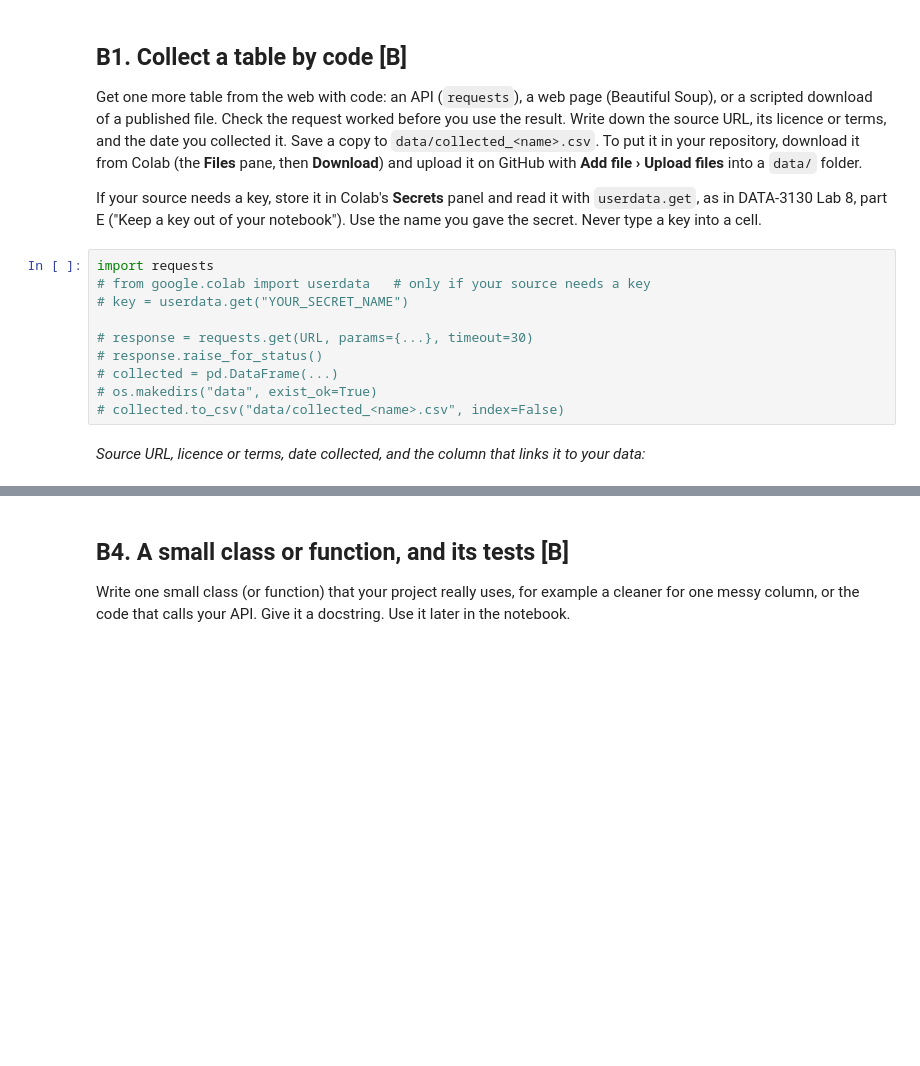
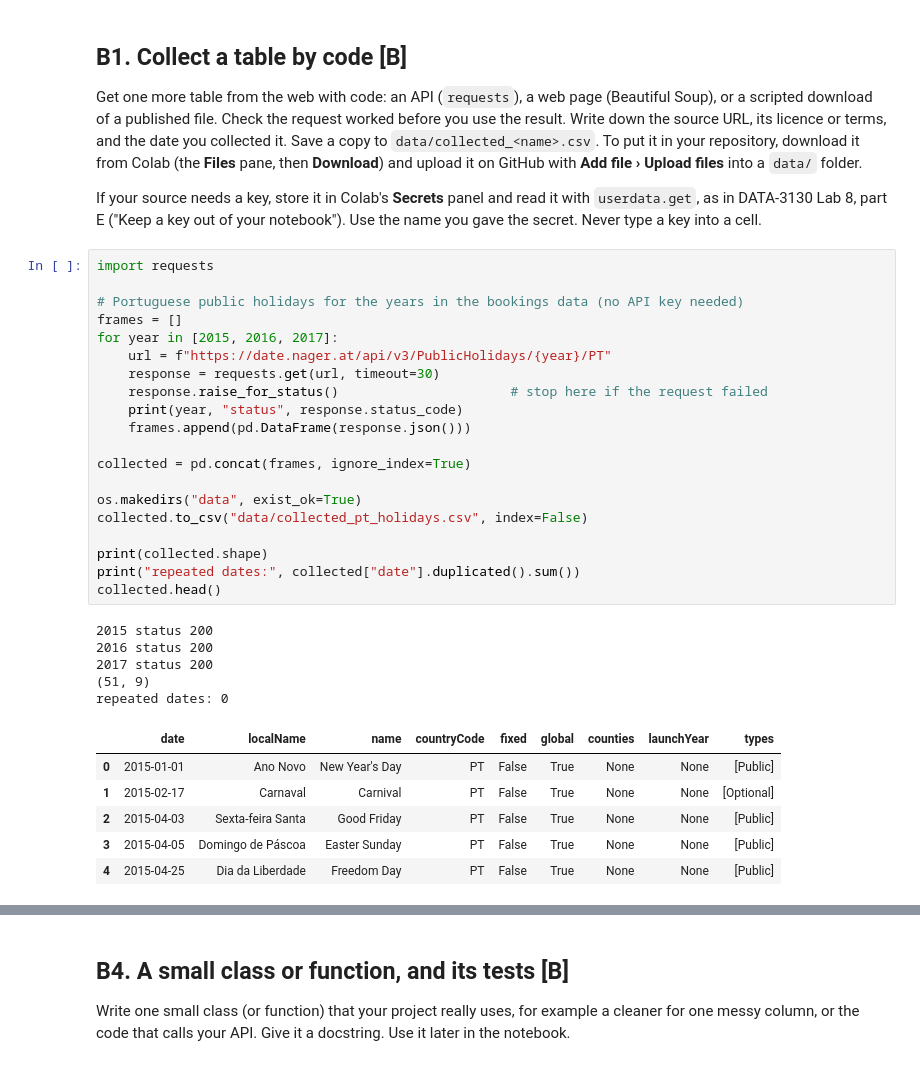
Before and after one commit to Simon-Addae/data_project, a Jupyter notebook: data_project.ipynb, the cells around one changed output, grey strips where cells are left out. Saved outputs shown, nothing was run; the diff lists cells and outputs as text; blank space fills up the shorter version.

```diff
--- a/data_project.ipynb
+++ b/data_project.ipynb
@@ -178,15 +216,35 @@ folder.
 If your source needs a key, store it in Colab's **Secrets** panel and read it with `userdata.get`,
 as in DATA-3130 Lab 8, part E ("Keep a key out of your notebook"). Use the name you gave the
 secret. Never type a key into a cell.
-# %%
-import requests
-# from google.colab import userdata   # only if your source needs a key
-# key = userdata.get("YOUR_SECRET_NAME")
-
-# response = requests.get(URL, params={...}, timeout=30)
-# response.raise_for_status()
-# collected = pd.DataFrame(...)
-# os.makedirs("data", exist_ok=True)
-# collected.to_csv("data/collected_<name>.csv", index=False)
-# %% [markdown]
-_Source URL, licence or terms, date collected, and the column that links it to your data:_
+# %%
+import requests
+
+# Portuguese public holidays for the years in the bookings data (no API key needed)
+frames = []
+for year in [2015, 2016, 2017]:
+    url = f"https://date.nager.at/api/v3/PublicHolidays/{year}/PT"
+    response = requests.get(url, timeout=30)
+    response.raise_for_status()                      # stop here if the request failed
+    print(year, "status", response.status_code)
+    frames.append(pd.DataFrame(response.json()))
+
+collected = pd.concat(frames, ignore_index=True)
+
+os.makedirs("data", exist_ok=True)
+collected.to_csv("data/collected_pt_holidays.csv", index=False)
+
+print(collected.shape)
+print("repeated dates:", collected["date"].duplicated().sum())
+collected.head()
+# %% [output]
+2015 status 200
+2016 status 200
+2017 status 200
+(51, 9)
+repeated dates: 0
+|  | date | localName | name | countryCode | fixed | global | counties | launchYear | types |
+| 0 | 2015-01-01 | Ano Novo | New Year's Day | PT | False | True | None | None | [Public] |
+| 1 | 2015-02-17 | Carnaval | Carnival | PT | False | True | None | None | [Optional] |
+| 2 | 2015-04-03 | Sexta-feira Santa | Good Friday | PT | False | True | None | None | [Public] |
+| 3 | 2015-04-05 | Domingo de Páscoa | Easter Sunday | PT | False | True | None | None | [Public] |
+| 4 | 2015-04-25 | Dia da Liberdade | Freedom Day | PT | False | True | None | None | [Public] |
```
Also changed, not shown: parts of 16 cells of this notebook.
